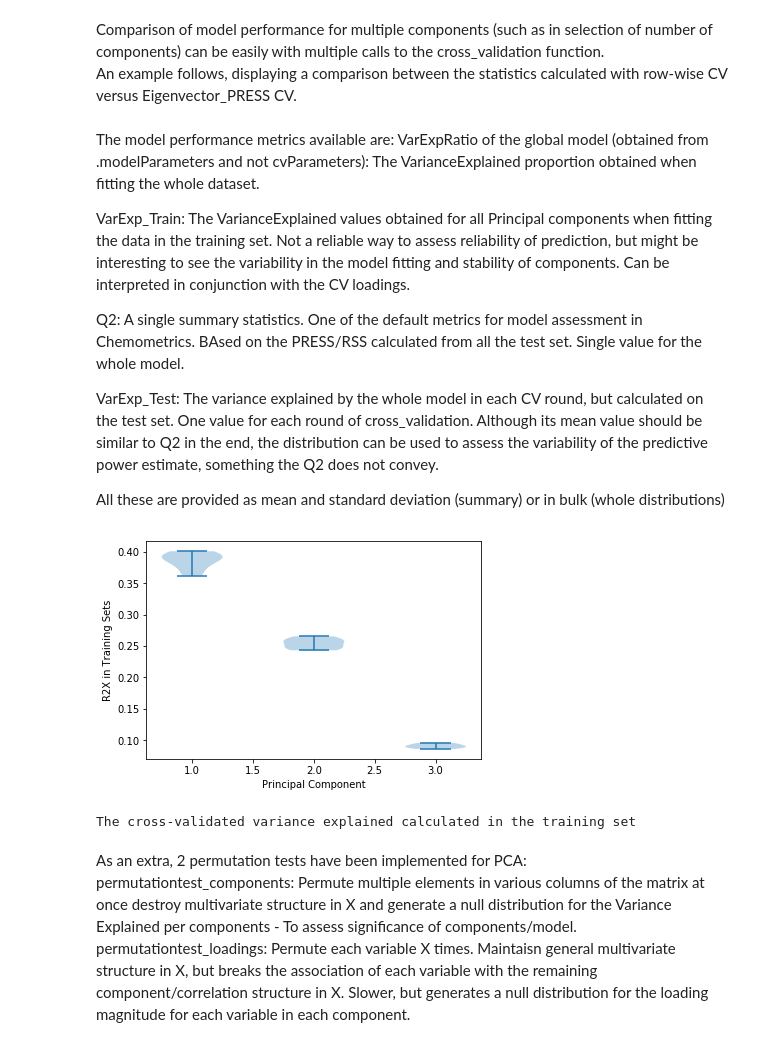
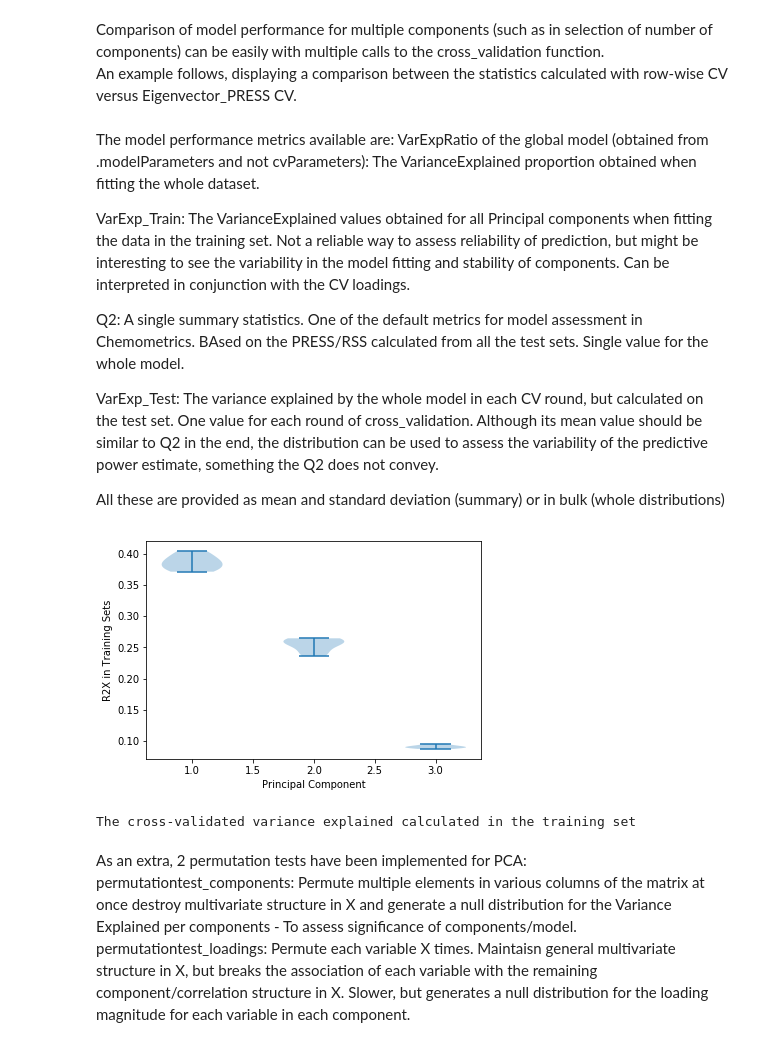
Before and after one commit to Gscorreia89/pyChemometrics, a Jupyter notebook: ChemometricsPCA Docs.ipynb, the cells around one changed output. Cells and saved outputs as stored; diff of their text form; code cells hidden in the pictures.

```diff
--- a/ChemometricsPCA Docs.ipynb
+++ b/ChemometricsPCA Docs.ipynb
@@ -133,7 +133,7 @@ VarExpRatio of the global model (obtained from .modelParameters and not cvParame
 
 VarExp_Train: The VarianceExplained values obtained for all Principal components when fitting the data in the training set. Not a reliable way to assess reliability of prediction, but might be interesting to see the variability in the model fitting and stability of components. Can be interpreted in conjunction with the CV loadings.
 
-Q2: A single summary statistics. One of the default metrics for model assessment in Chemometrics. BAsed on the PRESS/RSS calculated from all the test set. Single value for the whole model.
+Q2: A single summary statistics. One of the default metrics for model assessment in Chemometrics. BAsed on the PRESS/RSS calculated from all the test sets. Single value for the whole model.
 
 VarExp_Test: The variance explained by the whole model in each CV round, but calculated on the test set. One value for each round of cross_validation. Although its mean value should be similar to Q2 in the end, the distribution can be used to assess the variability of the predictive power estimate, something the Q2 does not convey.
 
@@ -141,13 +141,13 @@ All these are provided as mean and standard deviation (summary) or in bulk (whol
 # %%
 ChmxPCA.cross_validation(xmat.values, outputdist=True, bro_press=True)
 fig, ax = plt.subplots()
-ax.violinplot(np.array(ChmxPCA.cvParameters['CV_VarExp_Training']))
+ax.violinplot(np.array(ChmxPCA.cvParameters['CV_VarExpRatio_Training']))
 plt.xlabel('Principal Component')
 plt.ylabel('R2X in Training Sets')
 plt.show()
 print('The cross-validated variance explained calculated in the training set')
 # %% [output]
-[figure, old version]
+[figure, new version]
 The cross-validated variance explained calculated in the training set
 # %%
 %matplotlib qt
```
Also changed, not shown: parts of 5 cells of this notebook, 3 other files.
